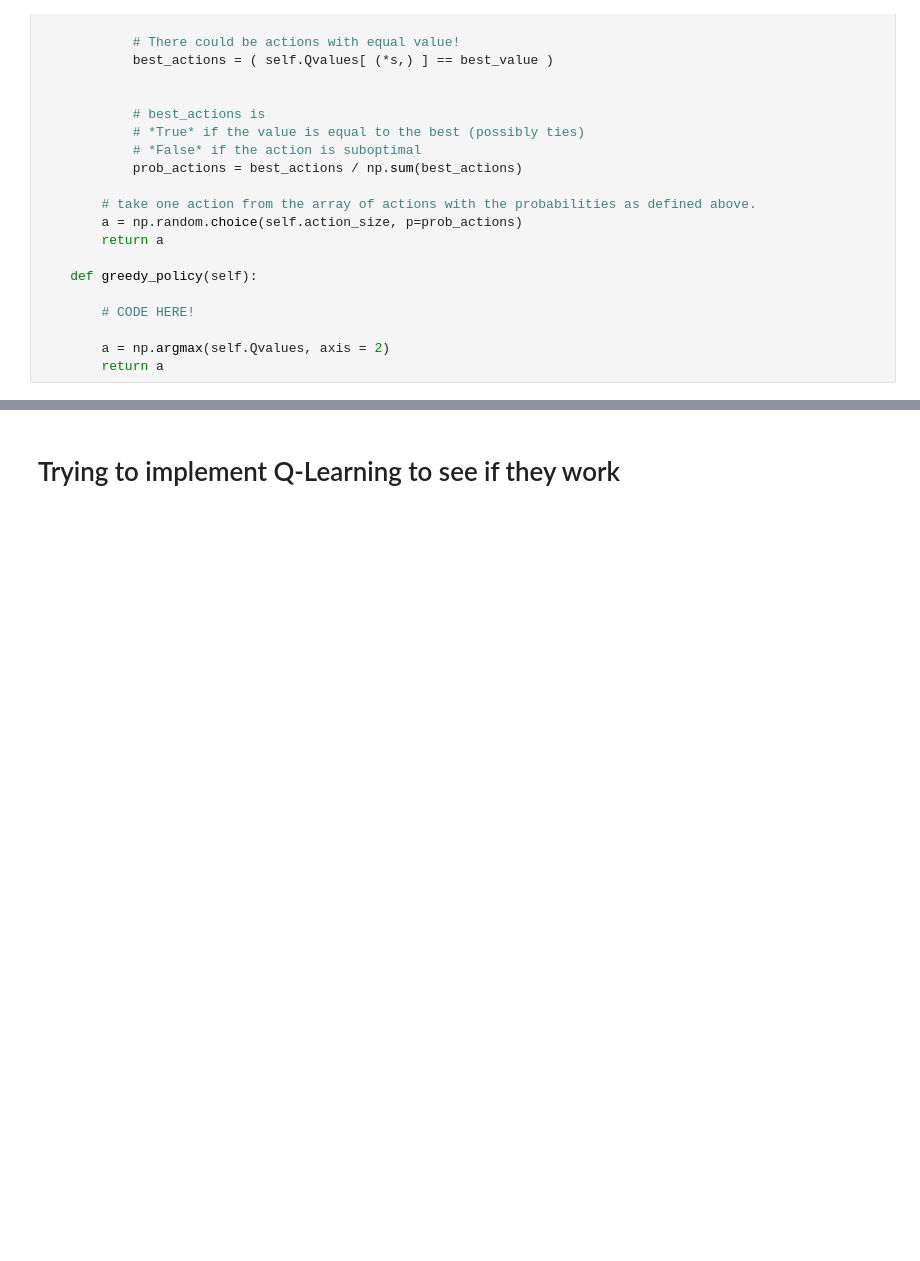
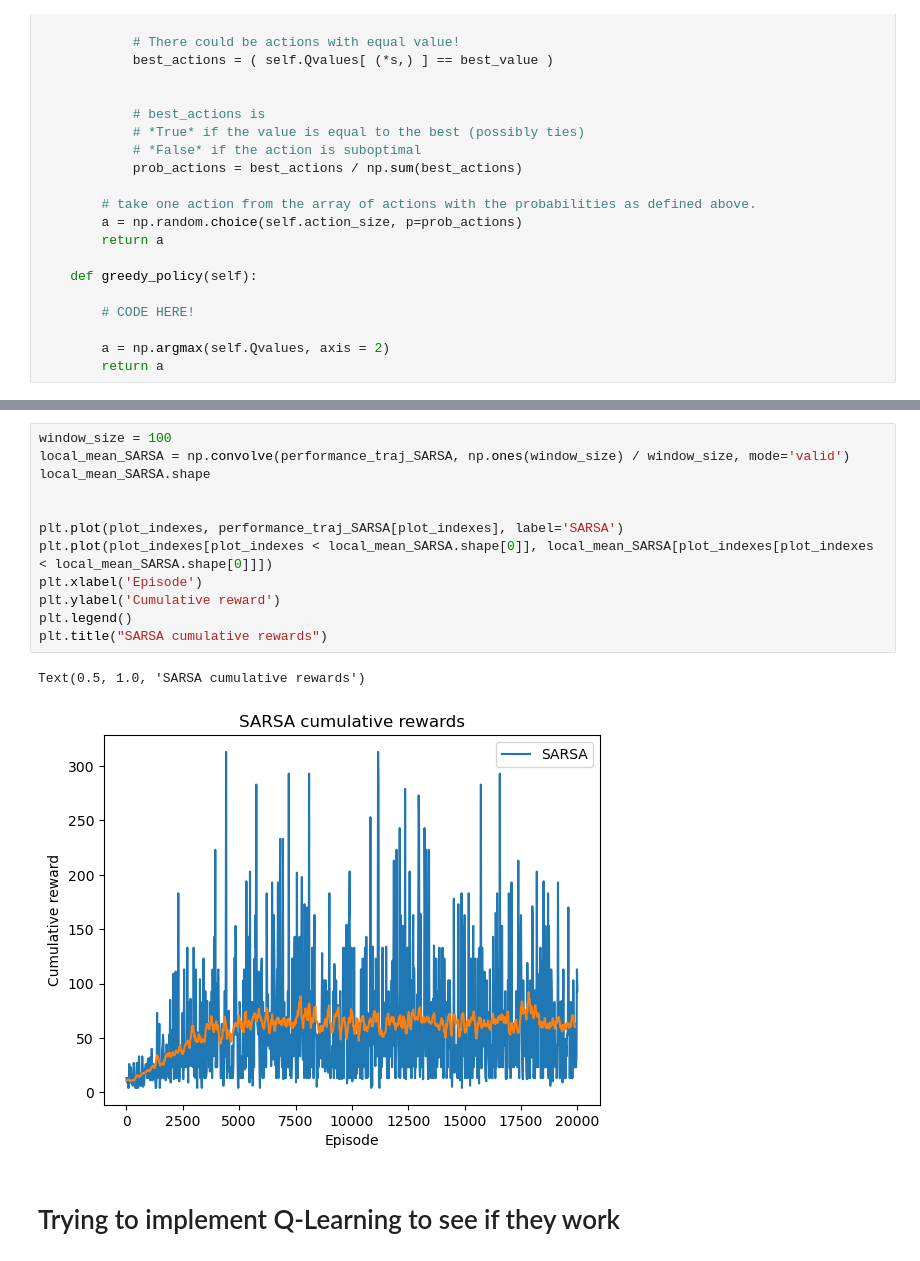
Before and after one commit to SDavenia/RL_Flappy_Bird, a Jupyter notebook: gym_trial.ipynb, the cells around one changed output, grey strips where cells are left out. Cells and saved outputs as stored; diff of their text form; blank space fills up the shorter version.

```diff
--- a/gym_trial.ipynb
+++ b/gym_trial.ipynb
@@ -384,3 +386,18 @@ np.mean(performance_traj_SARSA)
+# %%
+window_size = 100
+local_mean_SARSA = np.convolve(performance_traj_SARSA, np.ones(window_size) / window_size, mode='valid')
+local_mean_SARSA.shape
+
+
+plt.plot(plot_indexes, performance_traj_SARSA[plot_indexes], label='SARSA')
+plt.plot(plot_indexes[plot_indexes < local_mean_SARSA.shape[0]], local_mean_SARSA[plot_indexes[plot_indexes < local_mean_SARSA.shape[0]]])
+plt.xlabel('Episode')
+plt.ylabel('Cumulative reward')
+plt.legend()
+plt.title("SARSA cumulative rewards")
+# %% [output]
+Text(0.5, 1.0, 'SARSA cumulative rewards')
+[figure, added]
 # %% [markdown]
 # Trying to implement Q-Learning to see if they work
 # %%
```
Also changed, not shown: parts of 17 cells of this notebook.
